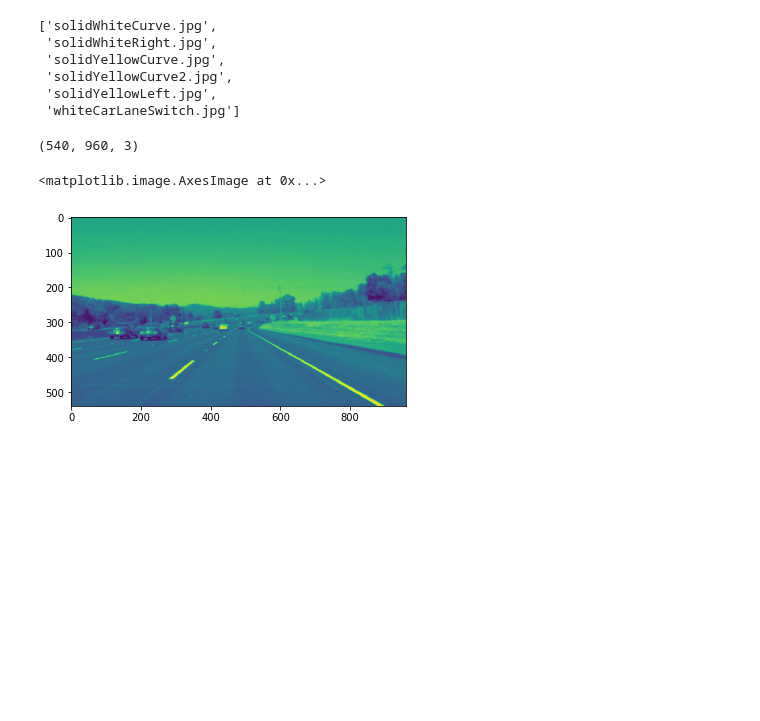
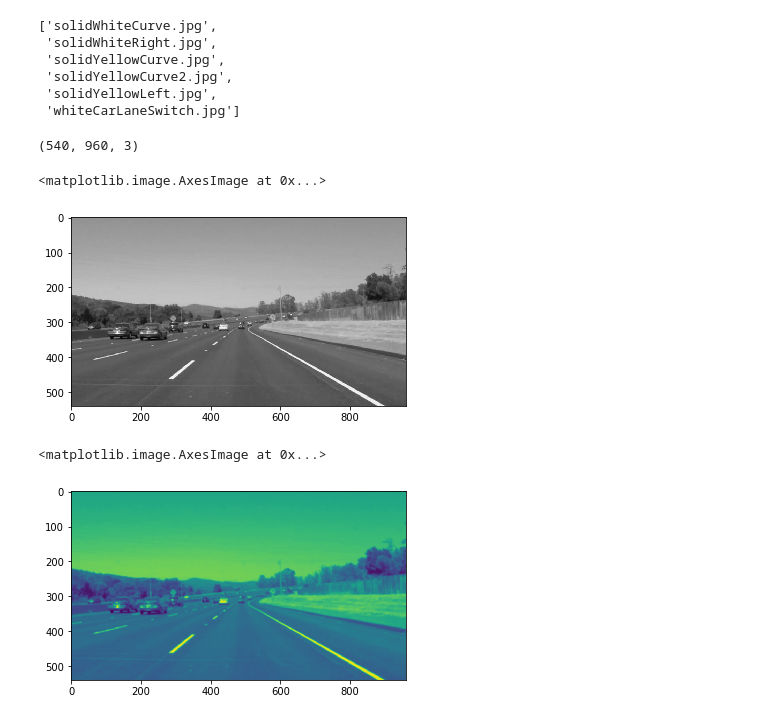
Before and after one commit to ashwanijha04/SelfDriveDIP, a Jupyter notebook: 01 - Lane Detection/01- Lane Detection.ipynb, the cells around one changed output. Drawn from its saved outputs; the diff is of its cells as text; code cells hidden in the pictures; blank space fills up the shorter version.

```diff
--- a/01 - Lane Detection/01- Lane Detection.ipynb
+++ b/01 - Lane Detection/01- Lane Detection.ipynb
@@ -131,6 +153,12 @@ vertices = np.array([[(0,imshape[0]),(450, 290), (490, 300), (imshape[1],imshape
 imshape
 # %% [output]
 (540, 960, 3)
+# %%
+gray = grayscale(image1)
+plt.imshow(gray, cmap='gray')
+# %% [output]
+<matplotlib.image.AxesImage at 0x...>
+[figure, added]
 # %%
 blur = gaussian_blur(gray, 7)
 plt.imshow(blur)
```
Also changed, not shown: parts of 17 cells of this notebook.
